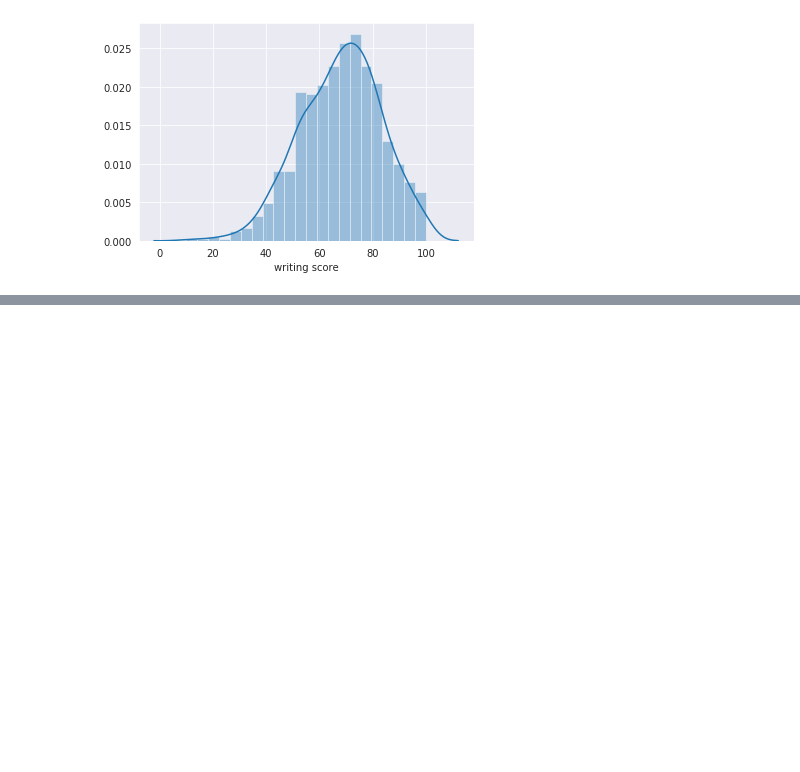
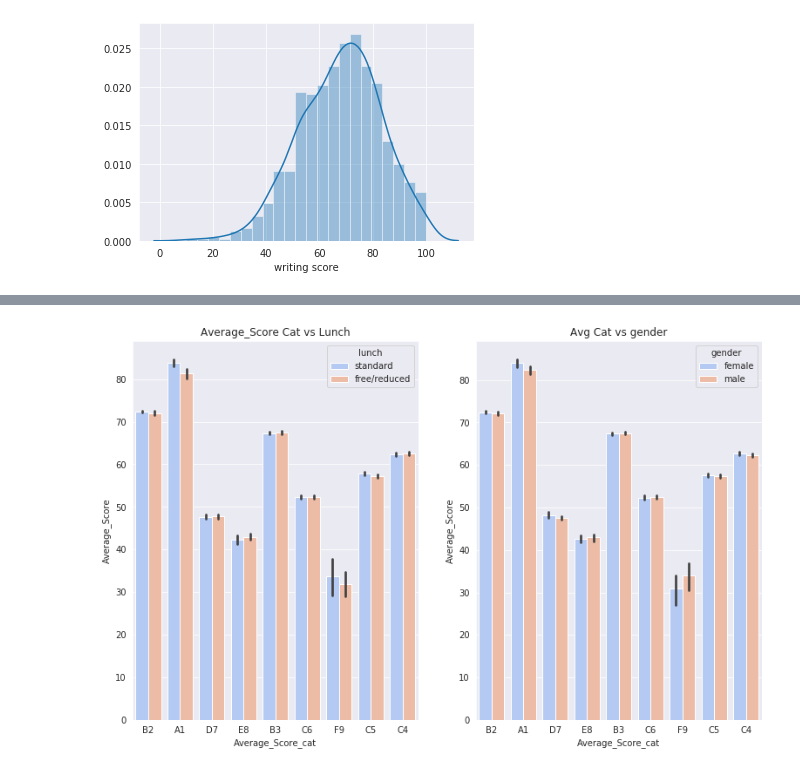
Before and after one commit to Ayanlola2002/DATA-SCIENCE-PROJECTS, a Jupyter notebook: EDA.ipynb, the cells around one changed output, grey strips where cells are left out. Drawn from its saved outputs; the diff is of its cells as text; code cells hidden in the pictures; blank space fills up the shorter version.

```diff
--- a/EDA.ipynb
+++ b/EDA.ipynb
@@ -95,0 +142,12 @@ def score_to_grade(score):
+# %%
+plt.figure(figsize=(20,8))
+plt.subplot(1, 3, 1)
+sns.barplot(x='Average_Score_cat',y='Average_Score',data=df,hue='lunch',palette='coolwarm')
+plt.title('Average_Score Cat vs Lunch')
+plt.subplot(1, 3, 2)
+sns.barplot(x='Average_Score_cat',y='Average_Score',data=df,hue='gender',palette='coolwarm')
+plt.title('Avg Cat vs gender')
+
+plt.show()
+# %% [output]
+[figure, added]
```
Also changed, not shown: parts of 10 cells of this notebook.
